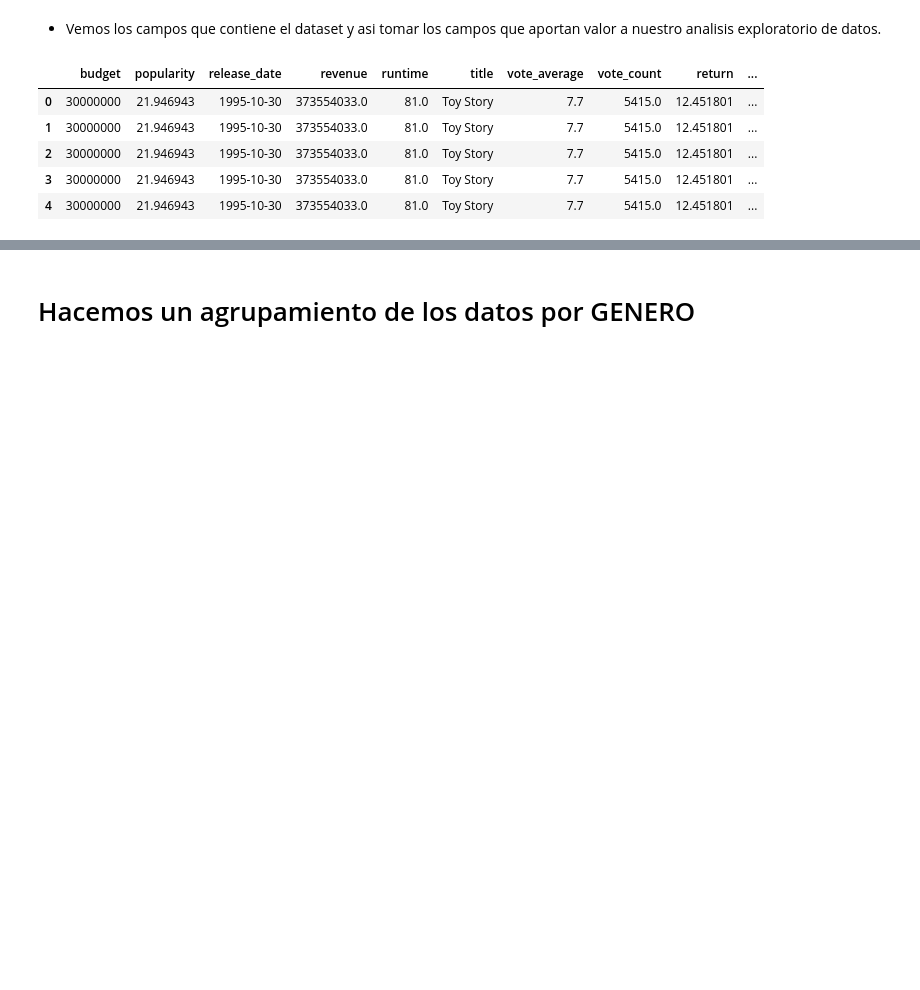
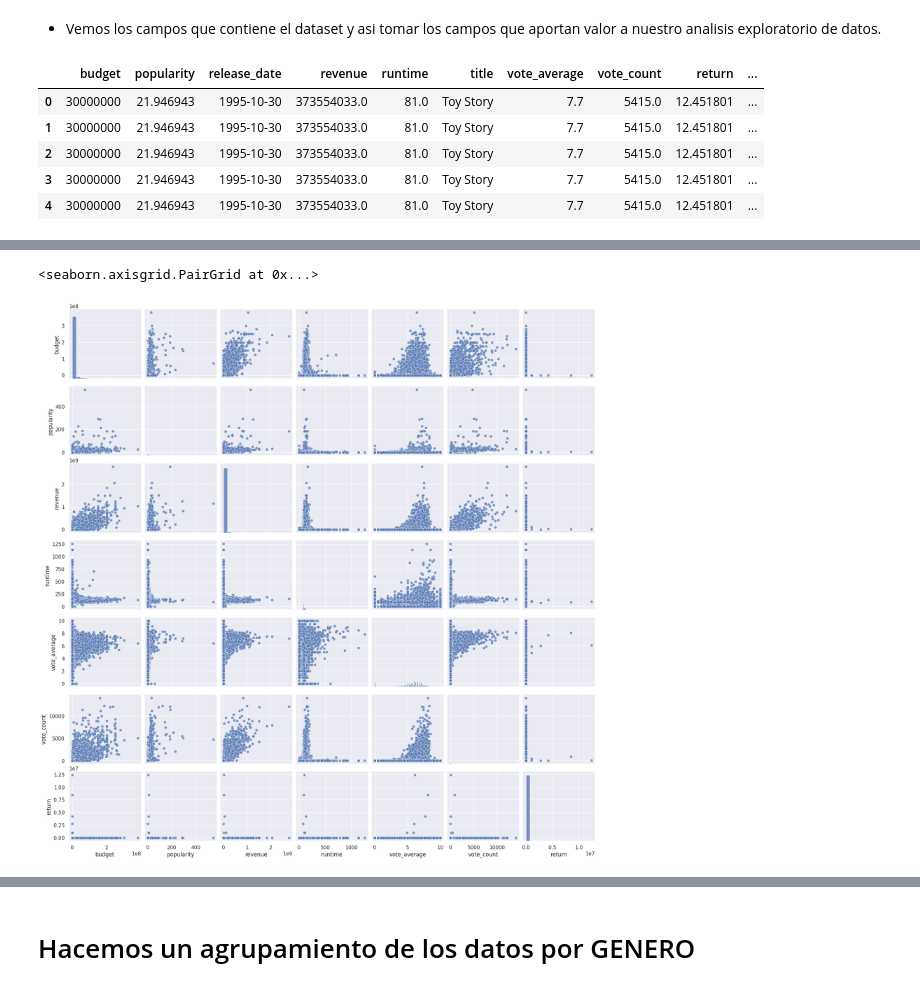
Before and after one commit to danser996/PI_DS, a Jupyter notebook: code/EDA.ipynb, the cells around one changed output, grey strips where cells are left out. Drawn from its saved outputs; the diff is of its cells as text; code cells hidden in the pictures; blank space fills up the shorter version.

```diff
--- a/code/EDA.ipynb
+++ b/code/EDA.ipynb
@@ -86,3 +95,10 @@ dataset.head()
 | 2 | 30000000 | 21.946943 | 1995-10-30 | 373554033.0 | 81.0 | Toy Story | 7.7 | 5415.0 | 12.451801 | ... |
 | 3 | 30000000 | 21.946943 | 1995-10-30 | 373554033.0 | 81.0 | Toy Story | 7.7 | 5415.0 | 12.451801 | ... |
 | 4 | 30000000 | 21.946943 | 1995-10-30 | 373554033.0 | 81.0 | Toy Story | 7.7 | 5415.0 | 12.451801 | ... |
+# %%
+dataset_num = dataset[['title', 'budget', 'popularity', 'release_date', 'revenue',
+                'runtime', 'vote_average', 'vote_count', 'return']]
+dataset_num.drop_duplicates(inplace=True)
+dataset_num.reset_index(inplace=True)
+dataset_num.drop(columns='index', inplace=True)
+dataset_num.head()
@@ -89 +134,7 @@ dataset.head()
+# %%
+# se hace un graficod e pares con las variables numericas y hacer un analisis
+sns.pairplot(data=dataset_num, plot_kws={'alpha':0.7})
+# %% [output]
+<seaborn.axisgrid.PairGrid at 0x...>
+[figure, added]
 # %% [markdown]
```
Also changed, not shown: parts of 15 cells of this notebook, 2 other files.
